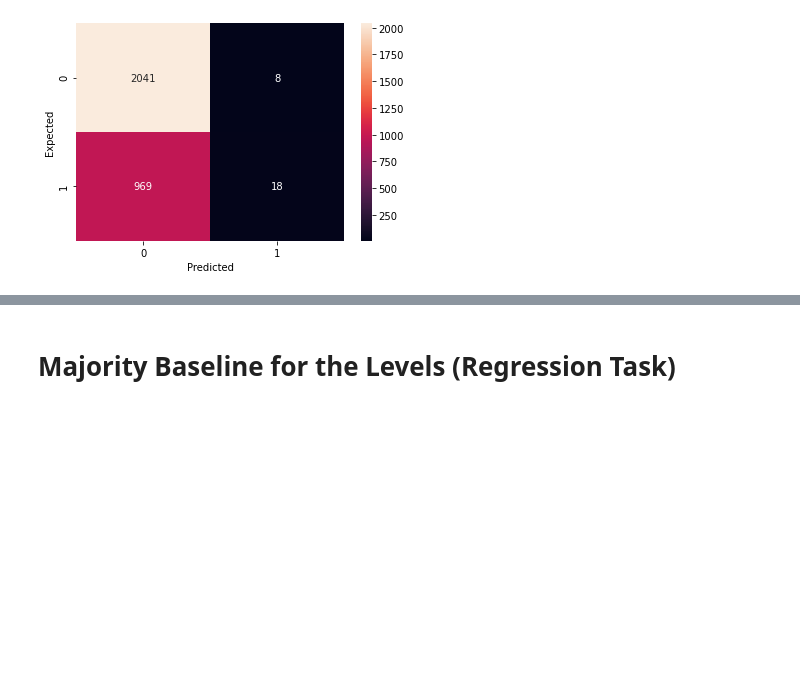
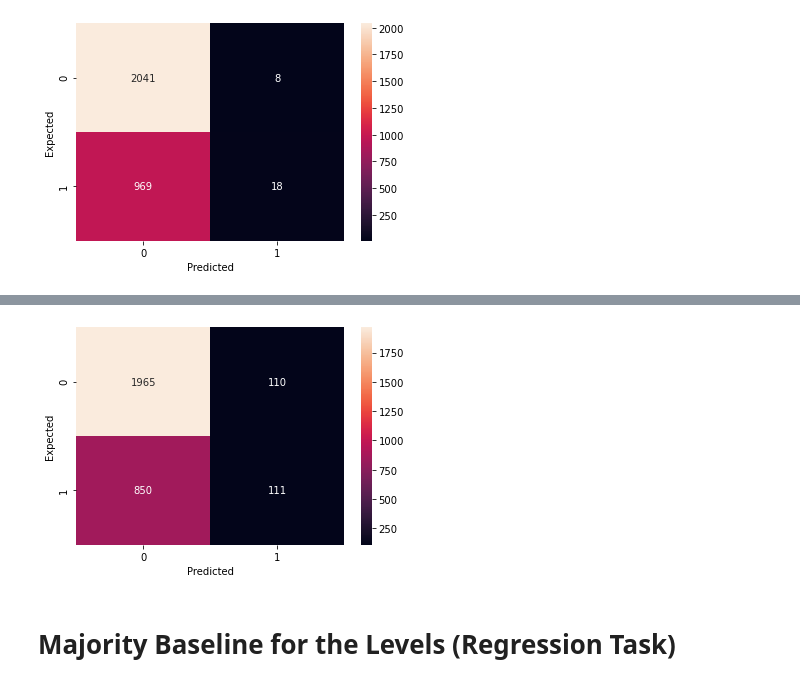
Before and after one commit to katja-kolos/intoxicat, a Jupyter notebook: baselines/baseline experiments all data.ipynb, the cells around one changed output, grey strips where cells are left out. Drawn from its saved outputs; the diff is of its cells as text; code cells hidden in the pictures; blank space fills up the shorter version.

```diff
--- a/baselines/baseline experiments all data.ipynb
+++ b/baselines/baseline experiments all data.ipynb
@@ -209,0 +221,5 @@ evaluate_classifier(svm_classifier, X_test, y_test)
+# %%
+logreg_classifier = LogisticRegression()
+logreg_classifier.fit(X_train, y_train)
+accuracy = logreg_classifier.score(X_test, y_test)
+accuracy
@@ -210,3 +235,7 @@ evaluate_classifier(svm_classifier, X_test, y_test)
+# %%
+evaluate_classifier(logreg_classifier, X_test, y_test)
+# %% [output]
+[figure, added]
 # %% [markdown]
 # Majority Baseline for the Levels (Regression Task)
 # %%
```
Also changed, not shown: parts of 5 cells of this notebook.
